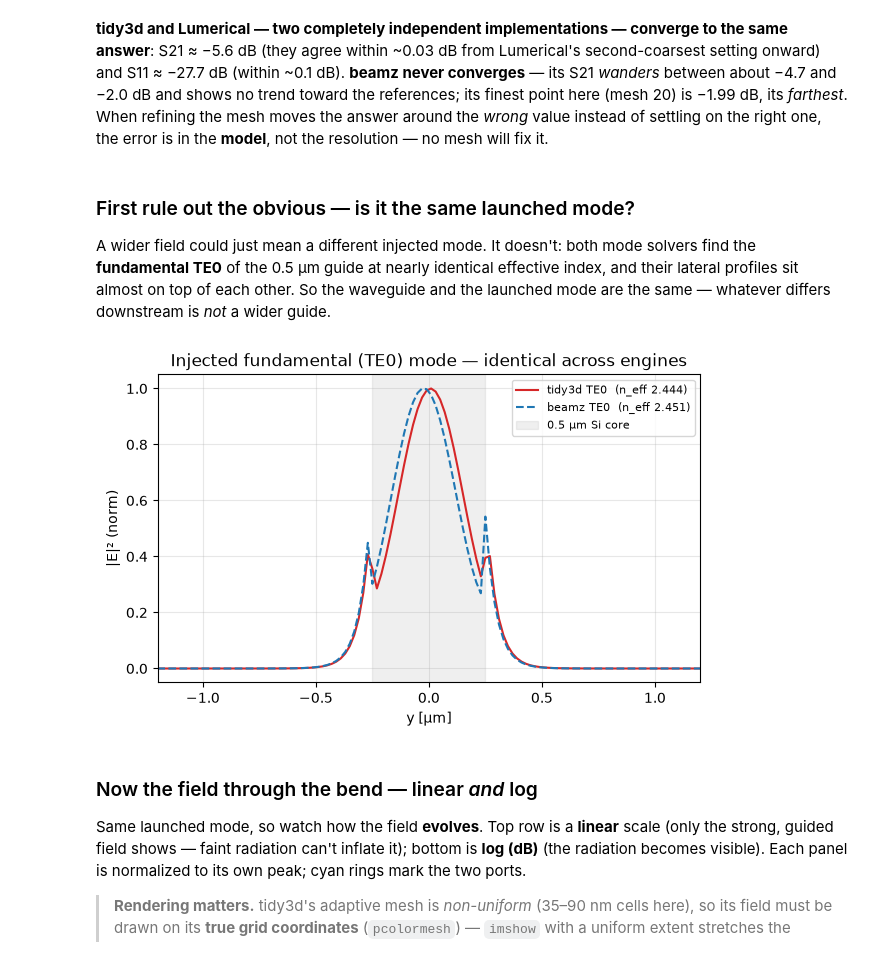
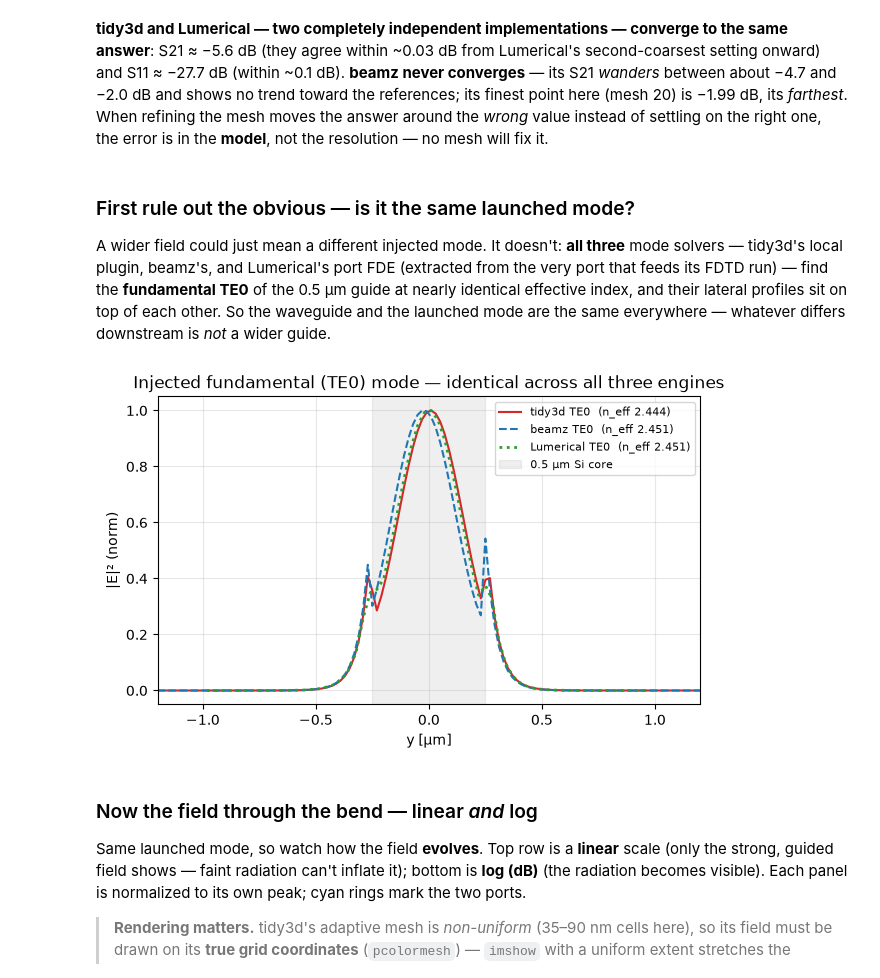
Before and after one commit to SiEPIC/gds_fdtd, a Jupyter notebook: examples/06_convergence_and_caching/06_convergence_and_caching.ipynb, the cells around one changed output. Saved outputs shown, nothing was run; the diff lists cells and outputs as text; code cells hidden in the pictures.

```diff
--- a/examples/06_convergence_and_caching/06_convergence_and_caching.ipynb
+++ b/examples/06_convergence_and_caching/06_convergence_and_caching.ipynb
@@ -183,28 +183,32 @@ and shows no trend toward the references; its finest point here (mesh 20) is
 # %% [markdown]
 ### First rule out the obvious — is it the same launched mode?
 
-A wider field could just mean a different injected mode. It doesn't: both mode
-solvers find the **fundamental TE0** of the 0.5 µm guide at nearly identical
-effective index, and their lateral profiles sit almost on top of each other.
-So the waveguide and the launched mode are the same — whatever differs
-downstream is *not* a wider guide.
+A wider field could just mean a different injected mode. It doesn't: **all
+three** mode solvers — tidy3d's local plugin, beamz's, and Lumerical's port
+FDE (extracted from the very port that feeds its FDTD run) — find the
+**fundamental TE0** of the 0.5 µm guide at nearly identical effective index,
+and their lateral profiles sit on top of each other. So the waveguide and the
+launched mode are the same everywhere — whatever differs downstream is *not*
+a wider guide.
 # %%
 md = np.load(REC / "sbend_injected_modes.npz")
 fig, ax = plt.subplots(figsize=(7, 4))
 ax.plot(md["y_tidy3d"], md["e2_tidy3d"], color="tab:red",
         label=f"tidy3d TE0  (n_eff {float(md['neff_tidy3d']):.3f})")
 ax.plot(md["y_beamz"], md["e2_beamz"], "--", color="tab:blue",
         label=f"beamz TE0  (n_eff {float(md['neff_beamz']):.3f})")
+ax.plot(md["y_lumerical"], md["e2_lumerical"], ":", color="tab:green", lw=2,
+        label=f"Lumerical TE0  (n_eff {float(md['neff_lumerical']):.3f})")
 ax.axvspan(-0.25, 0.25, alpha=0.12, color="gray", label="0.5 µm Si core")
 ax.set_xlim(-1.2, 1.2)
 ax.set_xlabel("y [µm]")
 ax.set_ylabel("|E|² (norm)")
-ax.set_title("Injected fundamental (TE0) mode — identical across engines")
+ax.set_title("Injected fundamental (TE0) mode — identical across all three engines")
 ax.grid(alpha=0.3)
 ax.legend(fontsize=8)
 plt.show()
 # %% [output]
-[figure, old version]
+[figure, new version]
 # %% [markdown]
 ### Now the field through the bend — linear *and* log
 
```
Also changed, not shown: parts of 2 cells of this notebook, 10 other files.
